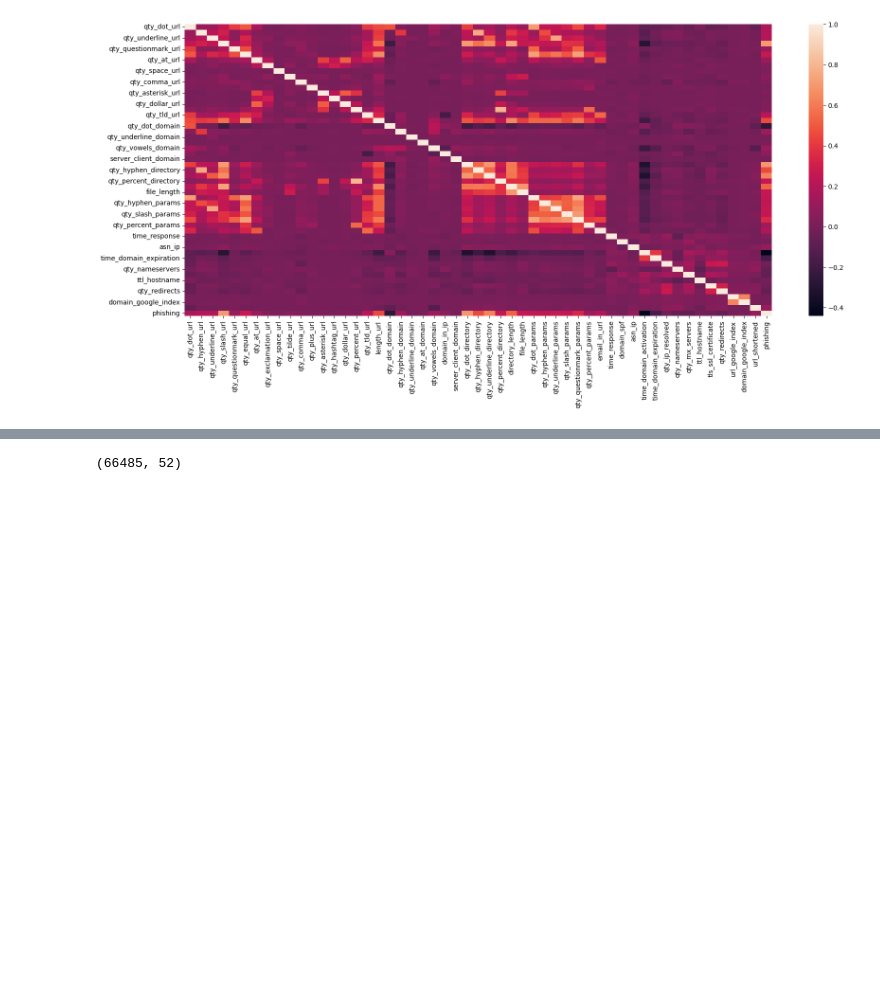
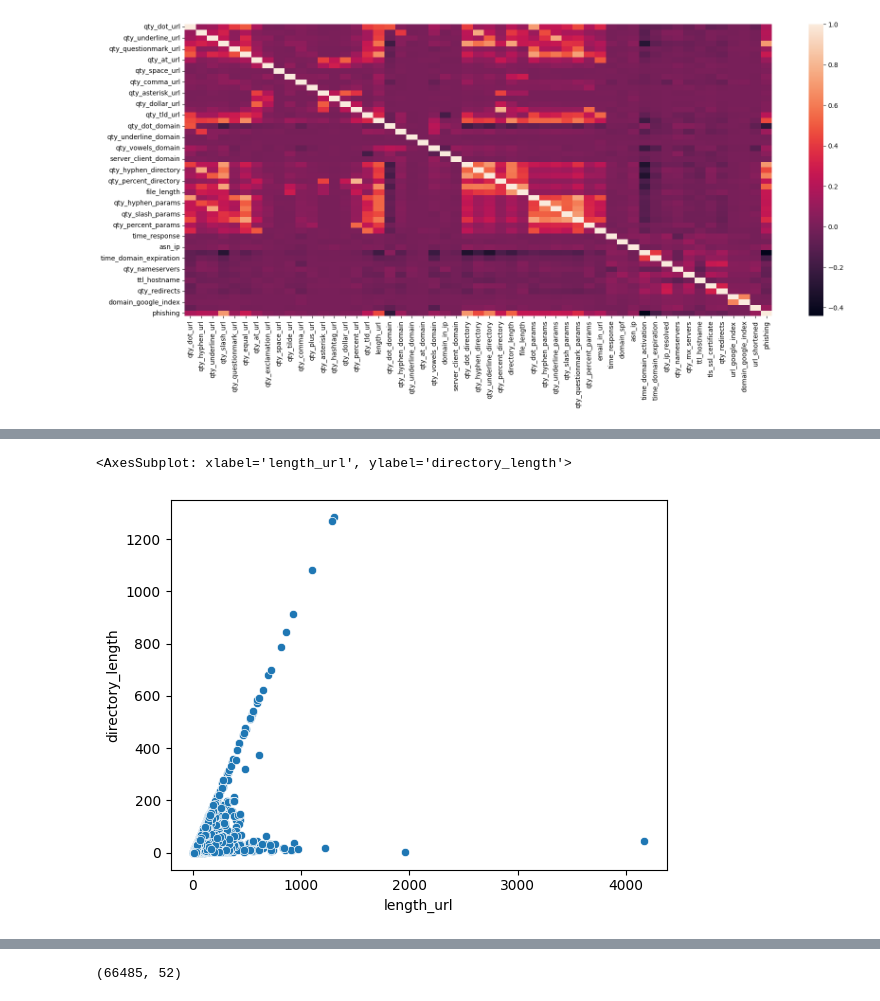
Before and after one commit to Qasim-1478/CNN-based-Phishing-Detector, a Jupyter notebook: phishing_detector.ipynb, the cells around one changed output, grey strips where cells are left out. Saved outputs shown, nothing was run; the diff lists cells and outputs as text; code cells hidden in the pictures; blank space fills up the shorter version.

```diff
--- a/phishing_detector.ipynb
+++ b/phishing_detector.ipynb
@@ -151,0 +184,5 @@ sns.heatmap(df.corr())
+# %%
+sns.scatterplot(df, x='length_url' , y='directory_length')
+# %% [output]
+<AxesSubplot: xlabel='length_url', ylabel='directory_length'>
+[figure, added]
```
Also changed, not shown: parts of 6 cells of this notebook.
